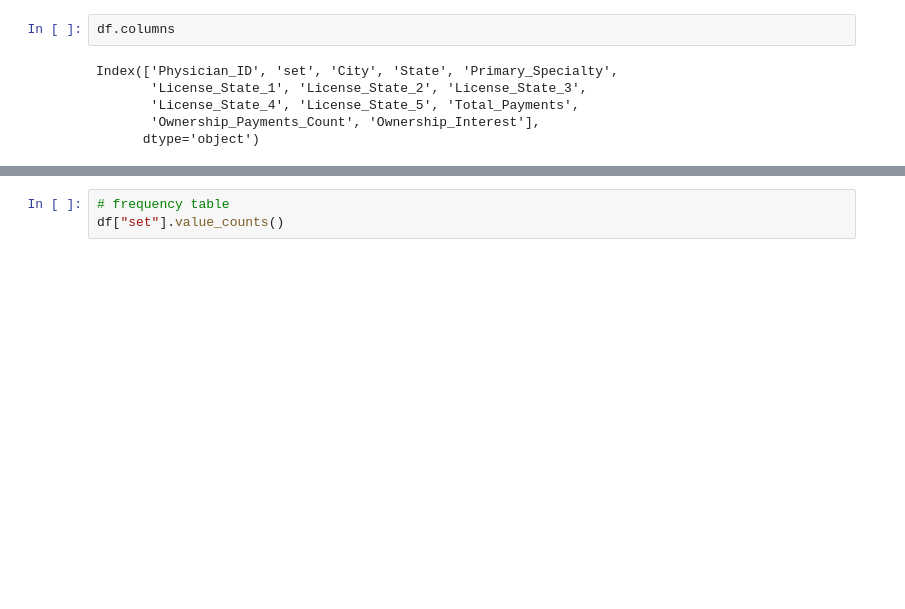
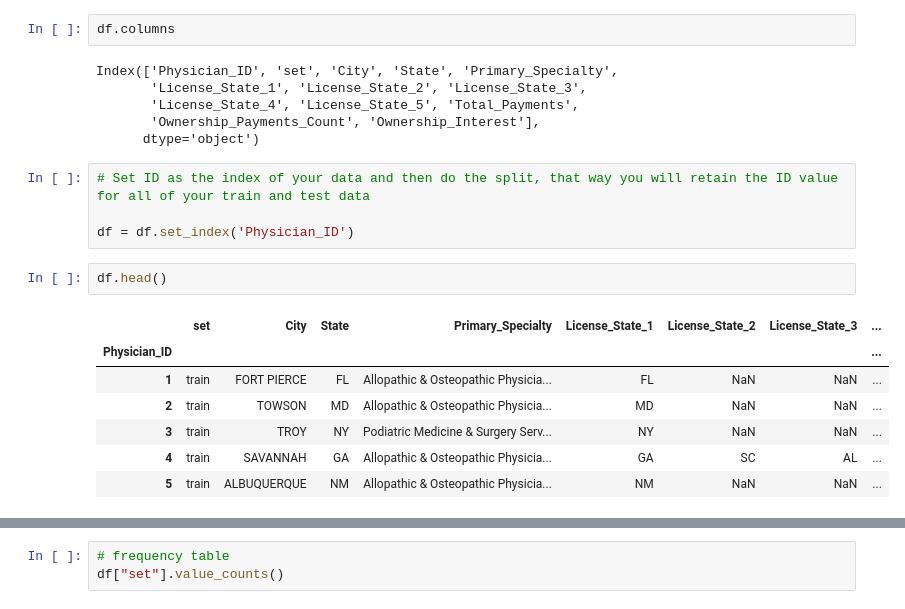
Before and after one commit to manu675/TUM_Analytics_Cup_2020, a Jupyter notebook: AC_python_classifiers.ipynb, the cells around one changed output, grey strips where cells are left out. Cells and saved outputs as stored; diff of their text form; blank space fills up the shorter version.

```diff
--- a/AC_python_classifiers.ipynb
+++ b/AC_python_classifiers.ipynb
@@ -44,3 +46,17 @@ Index(['Physician_ID', 'set', 'City', 'State', 'Primary_Specialty',
        'License_State_4', 'License_State_5', 'Total_Payments',
        'Ownership_Payments_Count', 'Ownership_Interest'],
       dtype='object')
+# %%
+# Set ID as the index of your data and then do the split, that way you will retain the ID value for all of your train and test data
+
+df = df.set_index('Physician_ID')
+# %%
+df.head()
+# %% [output]
+|  | set | City | State | Primary_Specialty | License_State_1 | License_State_2 | License_State_3 | ... |
+| Physician_ID |  |  |  |  |  |  |  | ... |
+| 1 | train | FORT PIERCE | FL | Allopathic & Osteopathic Physicia... | FL | NaN | NaN | ... |
+| 2 | train | TOWSON | MD | Allopathic & Osteopathic Physicia... | MD | NaN | NaN | ... |
+| 3 | train | TROY | NY | Podiatric Medicine & Surgery Serv... | NY | NaN | NaN | ... |
+| 4 | train | SAVANNAH | GA | Allopathic & Osteopathic Physicia... | GA | SC | AL | ... |
+| 5 | train | ALBUQUERQUE | NM | Allopathic & Osteopathic Physicia... | NM | NaN | NaN | ... |
```
Also changed, not shown: parts of 52 cells of this notebook.
